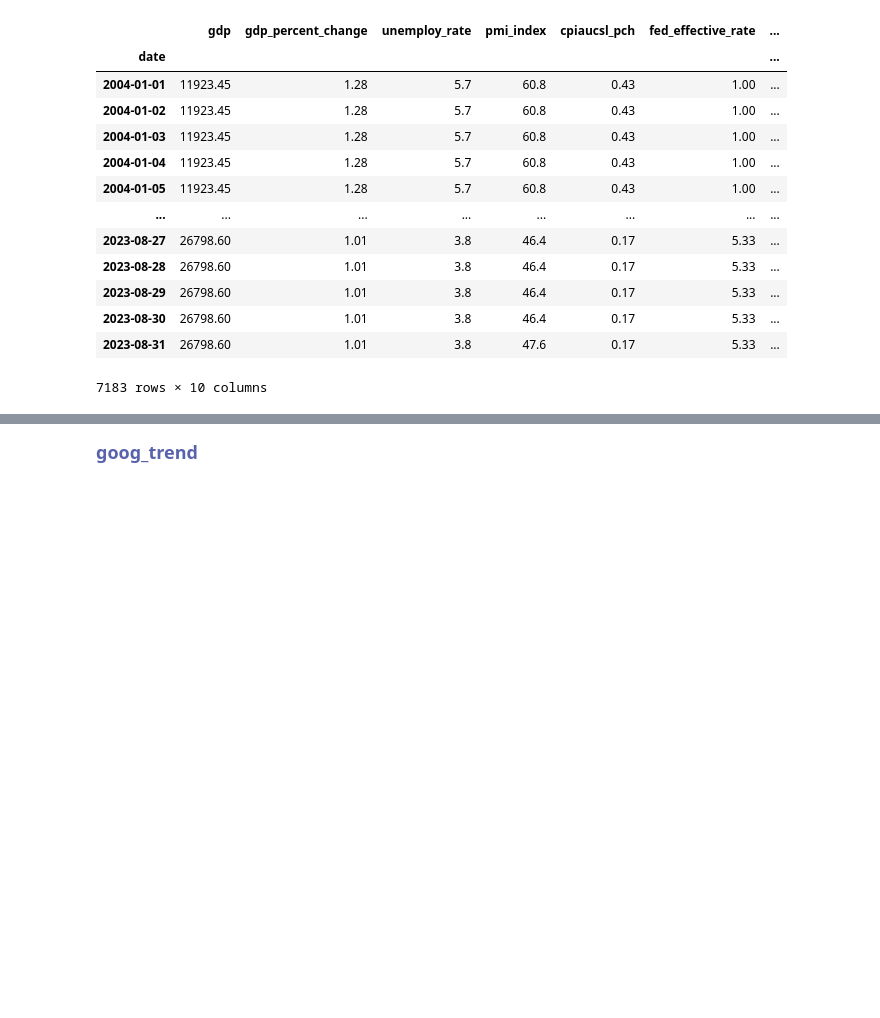
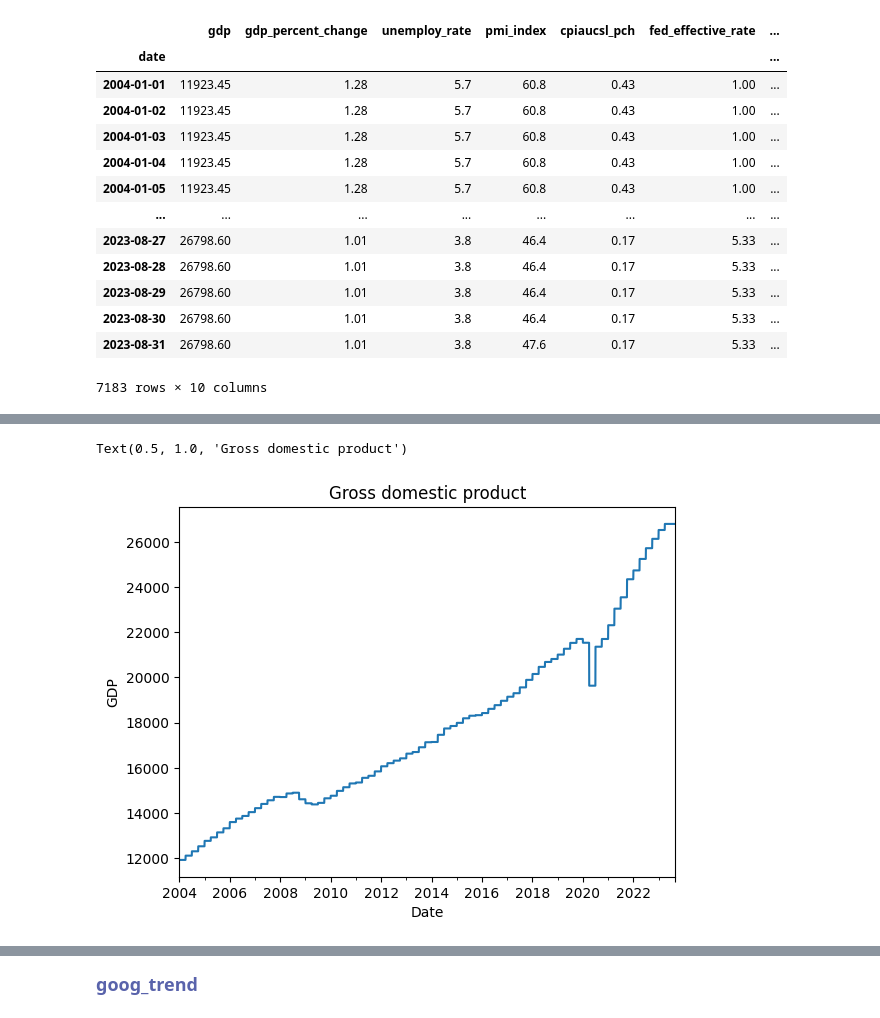
Before and after one commit to JozefImiolo/Projekt_Inzynierski, a Jupyter notebook: projekt-in-ynierski.ipynb, the cells around one changed output, grey strips where cells are left out. Drawn from its saved outputs; the diff is of its cells as text; code cells hidden in the pictures; blank space fills up the shorter version.

```diff
--- a/projekt-in-ynierski.ipynb
+++ b/projekt-in-ynierski.ipynb
@@ -974,0 +983,9 @@ memory usage: 448.9 KB
+# %%
+# plot Gross domestic product
+usa_eco_rates_plot = usa_eco_rates['gdp'].plot.line( use_index = True)
+usa_eco_rates_plot.set_ylabel("GDP")
+usa_eco_rates_plot.set_xlabel("Date")
+usa_eco_rates_plot.set_title('Gross domestic product')
+# %% [output]
+Text(0.5, 1.0, 'Gross domestic product')
+[figure, added]
```
Also changed, not shown: parts of 72 cells of this notebook, 3 other files.
